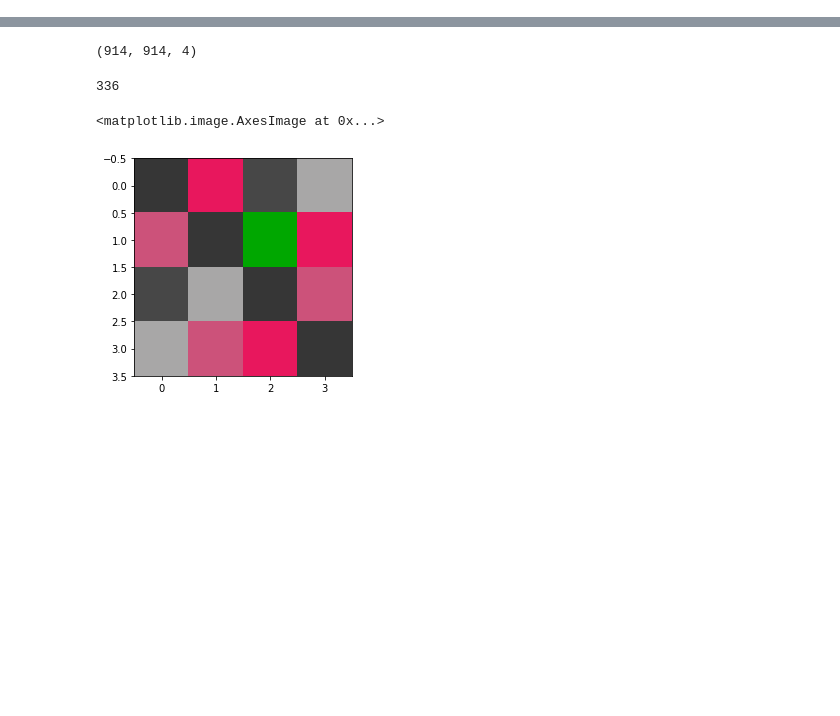
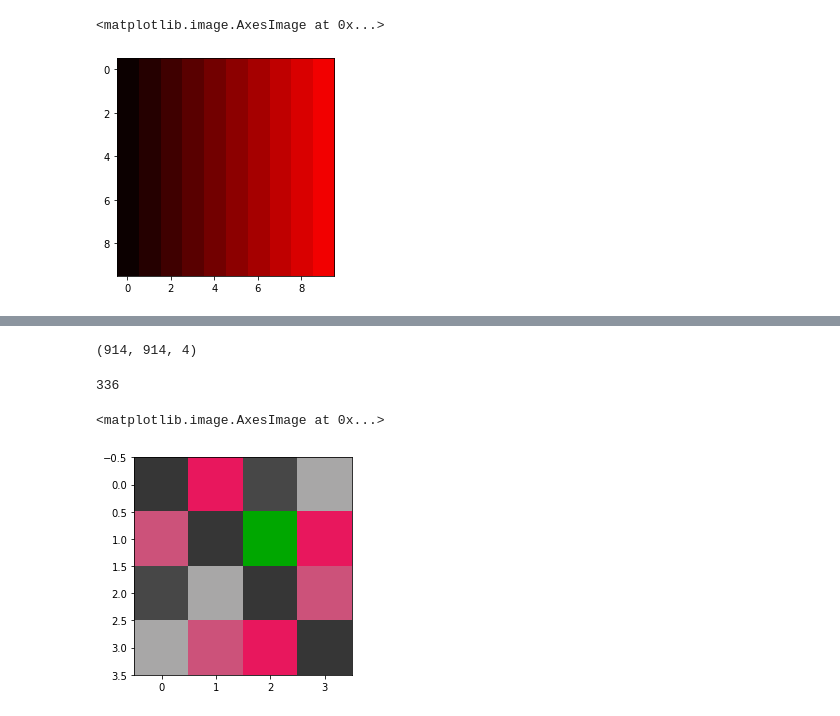
Before and after one commit to schwarzlab-ccb/SimChA, a Jupyter notebook: notebooks/fish_plot.ipynb, the cells around one changed output, grey strips where cells are left out. Cells and saved outputs as stored; diff of their text form; code cells hidden in the pictures; blank space fills up the shorter version.

```diff
--- a/notebooks/fish_plot.ipynb
+++ b/notebooks/fish_plot.ipynb
@@ -44 +71,11 @@ plt.imshow(new_image)
+# %%
+px_row = [[10, np.array([i,0,0,255])] for i in range(256)]
+test_px = line_from_data(px_row, 10)
+array = np.array([test_px] * 10, dtype=np.uint8)
+# Test img
+new_image = Image.fromarray(array)
+plt.imshow(new_image)
+# %% [output]
+<matplotlib.image.AxesImage at 0x...>
+[figure, added]
 # %%
```
Also changed, not shown: parts of 7 cells of this notebook.
